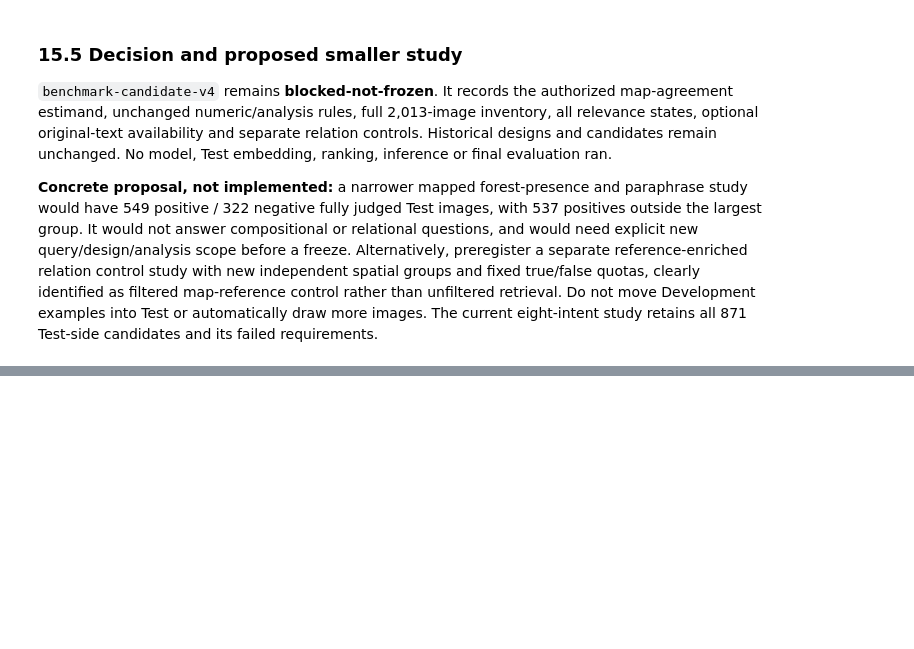
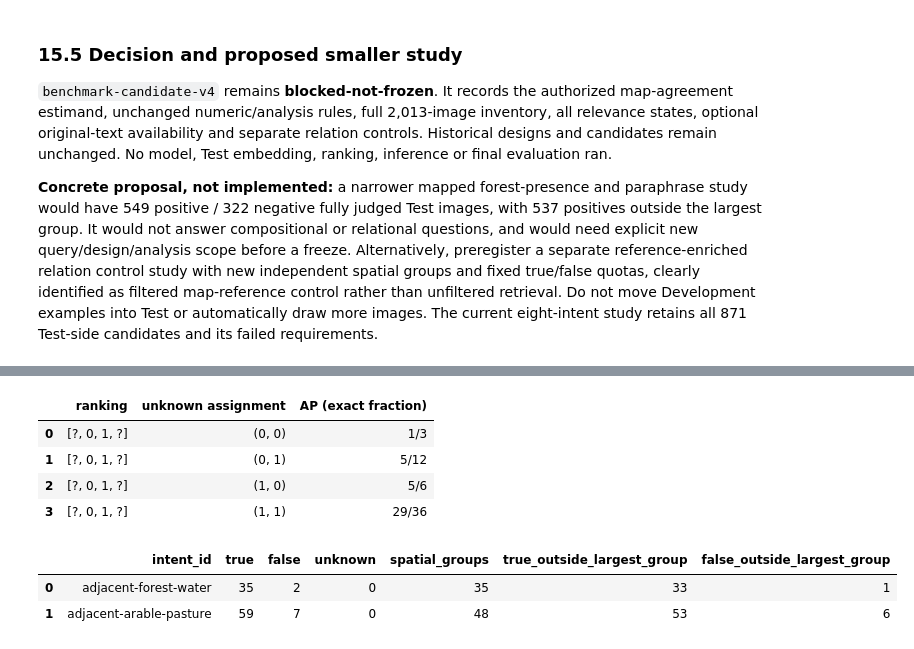
Before and after one commit to manuelmiddendorf/earth-observation, a Jupyter notebook: notebooks/02_benchmark_construction.ipynb, the cells around one changed output, grey strips where cells are left out. Saved outputs shown, nothing was run; the diff lists cells and outputs as text; code cells hidden in the pictures; blank space fills up the shorter version.

```diff
--- a/notebooks/02_benchmark_construction.ipynb
+++ b/notebooks/02_benchmark_construction.ipynb
@@ -2012,0 +2082,23 @@ its failed requirements.
+# %%
+# Hand-computed specification example, not a final retrieval calculation.
+ap_example = pd.DataFrame(
+    {
+        "ranking": ["[?, 0, 1, ?]"] * 4,
+        "unknown assignment": ["(0, 0)", "(0, 1)", "(1, 0)", "(1, 1)"],
+        "AP (exact fraction)": ["1/3", "5/12", "5/6", "29/36"],
+    }
+)
+display(ap_example)
+display(pd.DataFrame(readiness["exploratory_relations"])[
+    ["intent_id", "true", "false", "unknown", "spatial_groups",
+     "true_outside_largest_group", "false_outside_largest_group"]
+])
+# %% [output]
+|  | ranking | unknown assignment | AP (exact fraction) |
+| 0 | [?, 0, 1, ?] | (0, 0) | 1/3 |
+| 1 | [?, 0, 1, ?] | (0, 1) | 5/12 |
+| 2 | [?, 0, 1, ?] | (1, 0) | 5/6 |
+| 3 | [?, 0, 1, ?] | (1, 1) | 29/36 |
+|  | intent_id | true | false | unknown | spatial_groups | true_outside_largest_group | false_outside_largest_group |
+| 0 | adjacent-forest-water | 35 | 2 | 0 | 35 | 33 | 1 |
+| 1 | adjacent-arable-pasture | 59 | 7 | 0 | 48 | 53 | 6 |
```
Also changed, not shown: parts of 5 cells of this notebook, 10 other files.
